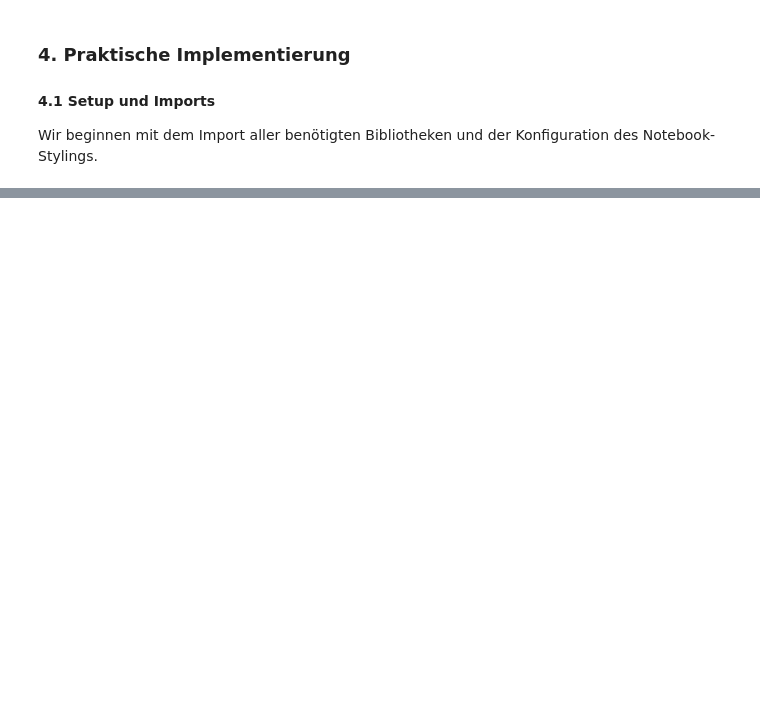
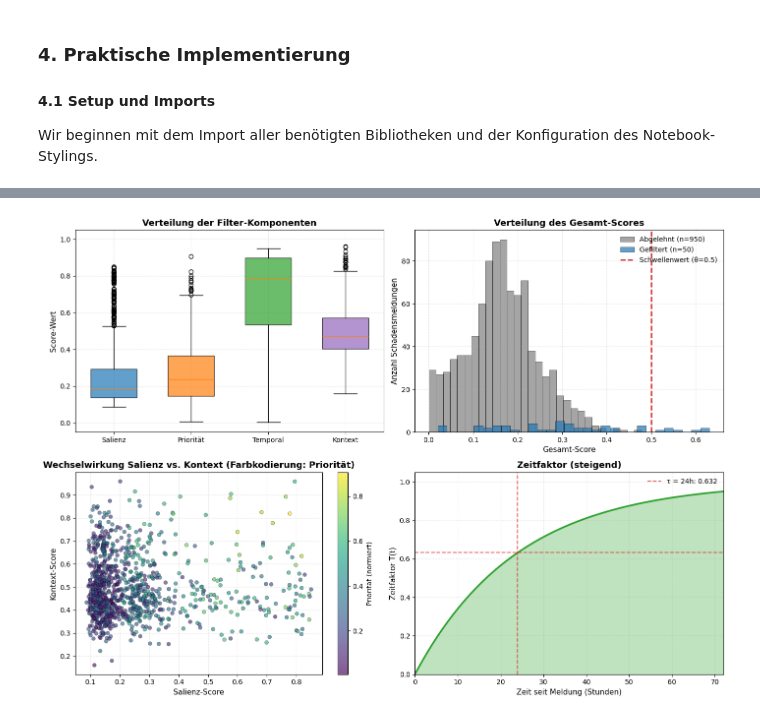
Before and after one commit to Keiko-Evolutio/keiko-memoria-viva, a Jupyter notebook: selective_memory_filtering/selective_memory_filtering.ipynb, the cells around one changed output, grey strips where cells are left out. Cells and saved outputs as stored; diff of their text form; code cells hidden in the pictures; blank space fills up the shorter version.

Commit message:
Refine `selective_memory_filtering.ipynb` with expanded neurobiological content, updated mathematical models, practical implementations, and improved formatting.

```diff
--- a/selective_memory_filtering/selective_memory_filtering.ipynb
+++ b/selective_memory_filtering/selective_memory_filtering.ipynb
@@ -2399,0 +1058,94 @@ Die praktische Implementierung zeigt signifikante Verbesserungen in Effizienz, Q
+# %%
+fig, axes = plt.subplots(2, 2, figsize=(14, 10))
+
+ax = axes[0, 0]
+components = ['salience_score', 'emotion_score', 'temporal_score', 'context_score']
+labels = ['Salienz', 'Priorität', 'Temporal', 'Kontext']
+colors = [
+    PLOT_COLORS['salience'],
+    PLOT_COLORS['emotion'],
+    PLOT_COLORS['temporal'],
+    PLOT_COLORS['context'],
+]
+box = ax.boxplot(
+    [analysis_df[c] for c in components],
+    positions=np.arange(len(components)),
+    widths=0.6,
+    patch_artist=True,
+    labels=labels,
+)
+for patch, color in zip(box['boxes'], colors, strict=True):
+    patch.set_facecolor(color)
+    patch.set_alpha(0.7)
+ax.set_ylabel('Score-Wert', fontsize=11)
+ax.set_title('Verteilung der Filter-Komponenten', fontsize=13, fontweight='bold')
+ax.grid(True, alpha=0.3)
+ax.set_ylim(-0.05, 1.05)
+
+ax = axes[0, 1]
+filtered_scores = analysis_df[analysis_df['filtered']]['total_score']
+rejected_scores = analysis_df[~analysis_df['filtered']]['total_score']
+ax.hist(
+    rejected_scores,
+    bins=30,
+    alpha=0.7,
+    color=PLOT_COLORS['rejected'],
+    label=f'Abgelehnt (n={len(rejected_scores)})',
+    edgecolor='black',
+    linewidth=0.5,
+)
+ax.hist(
+    filtered_scores,
+    bins=30,
+    alpha=0.7,
+    color=PLOT_COLORS['filtered'],
+    label=f'Gefiltert (n={len(filtered_scores)})',
+    edgecolor='black',
+    linewidth=0.5,
+)
+ax.axvline(0.5, color=PLOT_COLORS['threshold'], linestyle='--', linewidth=2, label='Schwellenwert (θ=0.5)')
+ax.set_xlabel('Gesamt-Score', fontsize=11)
+ax.set_ylabel('Anzahl Schadensmeldungen', fontsize=11)
+ax.set_title('Verteilung des Gesamt-Scores', fontsize=13, fontweight='bold')
+ax.legend(loc='upper right')
+ax.grid(True, alpha=0.3)
+
+ax = axes[1, 0]
+scatter = ax.scatter(
+    analysis_df['salience_score'],
+    analysis_df['context_score'],
+    c=analysis_df['emotion_score'],
+    cmap='viridis',
+    alpha=0.65,
+    s=30,
+    edgecolors='black',
+    linewidth=0.4,
+)
+ax.set_xlabel('Salienz-Score', fontsize=11)
+ax.set_ylabel('Kontext-Score', fontsize=11)
+ax.set_title('Wechselwirkung Salienz vs. Kontext (Farbkodierung: Priorität)', fontsize=13, fontweight='bold')
+ax.grid(True, alpha=0.3)
+cbar = plt.colorbar(scatter, ax=ax)
+cbar.set_label('Priorität (normiert)', fontsize=10)
+
+ax = axes[1, 1]
+time_hours = np.linspace(0, 72, 100)
+temporal_scores = 1 - np.exp(-time_hours / 24.0)
+ax.plot(time_hours, temporal_scores, color=PLOT_COLORS['temporal'], linewidth=2.5)
+ax.fill_between(time_hours, 0, temporal_scores, alpha=0.3, color=PLOT_COLORS['temporal'])
+ax.axhline(1 - np.exp(-1), color=PLOT_COLORS['threshold'], linestyle='--', alpha=0.7, label=f'τ = 24h: {1 - np.exp(-1):.3f}')
+ax.axvline(24, color=PLOT_COLORS['threshold'], linestyle='--', alpha=0.7)
+ax.set_xlabel('Zeit seit Meldung (Stunden)', fontsize=11)
+ax.set_ylabel('Zeitfaktor T(t)', fontsize=11)
+ax.set_title('Zeitfaktor (steigend)', fontsize=13, fontweight='bold')
+ax.legend(loc='upper right')
+ax.grid(True, alpha=0.3)
+ax.set_xlim(0, 72)
+ax.set_ylim(0, 1.05)
+
+plt.tight_layout()
+plt.show()
+
+print('✓ Visualisierung der Filterkomponenten abgeschlossen')
+# %% [output]
+[figure, added]
```
Also changed, not shown: parts of 64 cells of this notebook.
